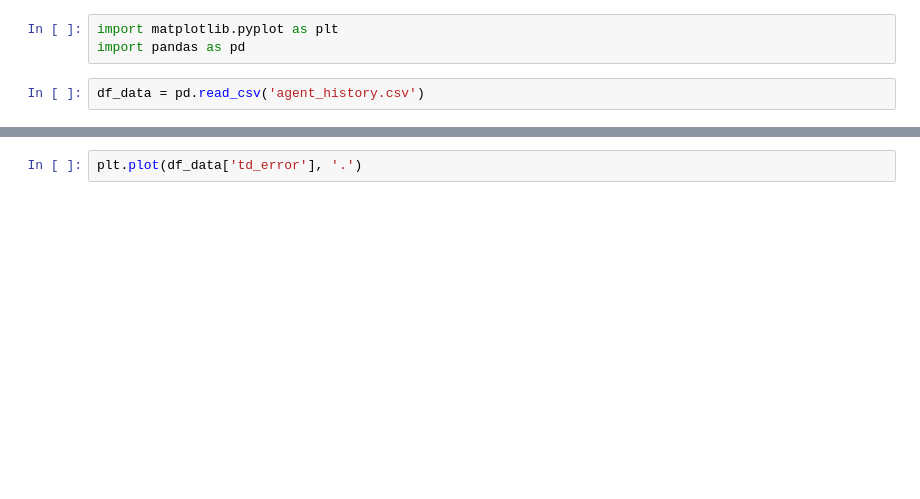
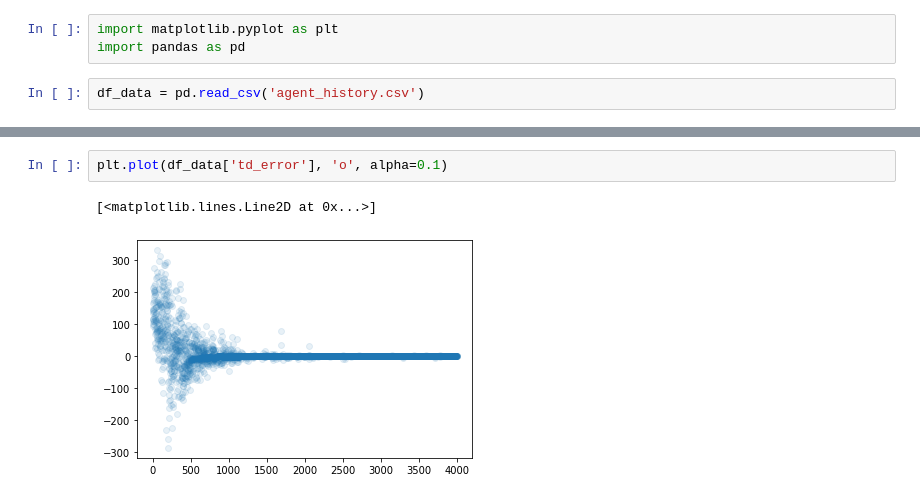
Before and after one commit to Chotom/rl-db-indexing, a Jupyter notebook: data/data_controller.ipynb, the cells around one changed output, grey strips where cells are left out. Cells and saved outputs as stored; diff of their text form; blank space fills up the shorter version.

```diff
--- a/data/data_controller.ipynb
+++ b/data/data_controller.ipynb
@@ -18,3 +52,6 @@ plt.plot(df_data['td_target'], '.')
 # %%
-plt.plot(df_data['td_error'], '.')
+plt.plot(df_data['td_error'], 'o', alpha=0.1)
+# %% [output]
+[<matplotlib.lines.Line2D at 0x...>]
+[figure, added]
 # %%
```
Also changed, not shown: parts of 8 cells of this notebook, 2 other files.
